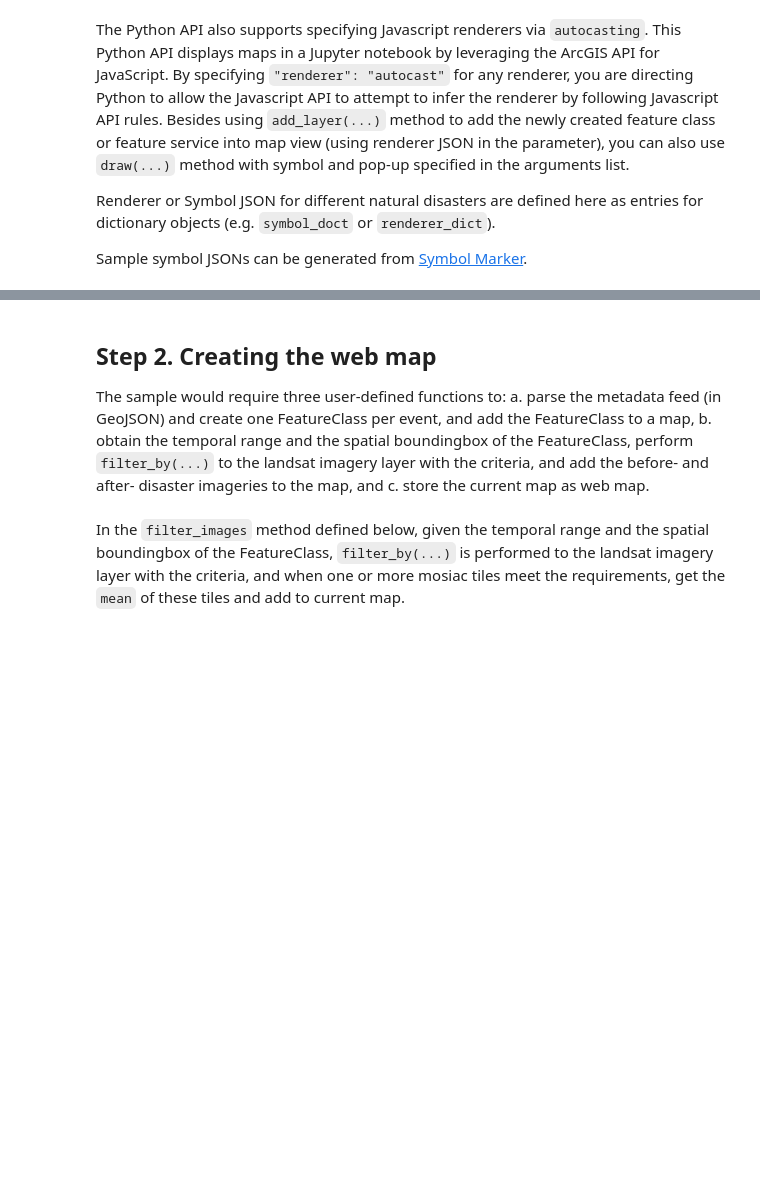
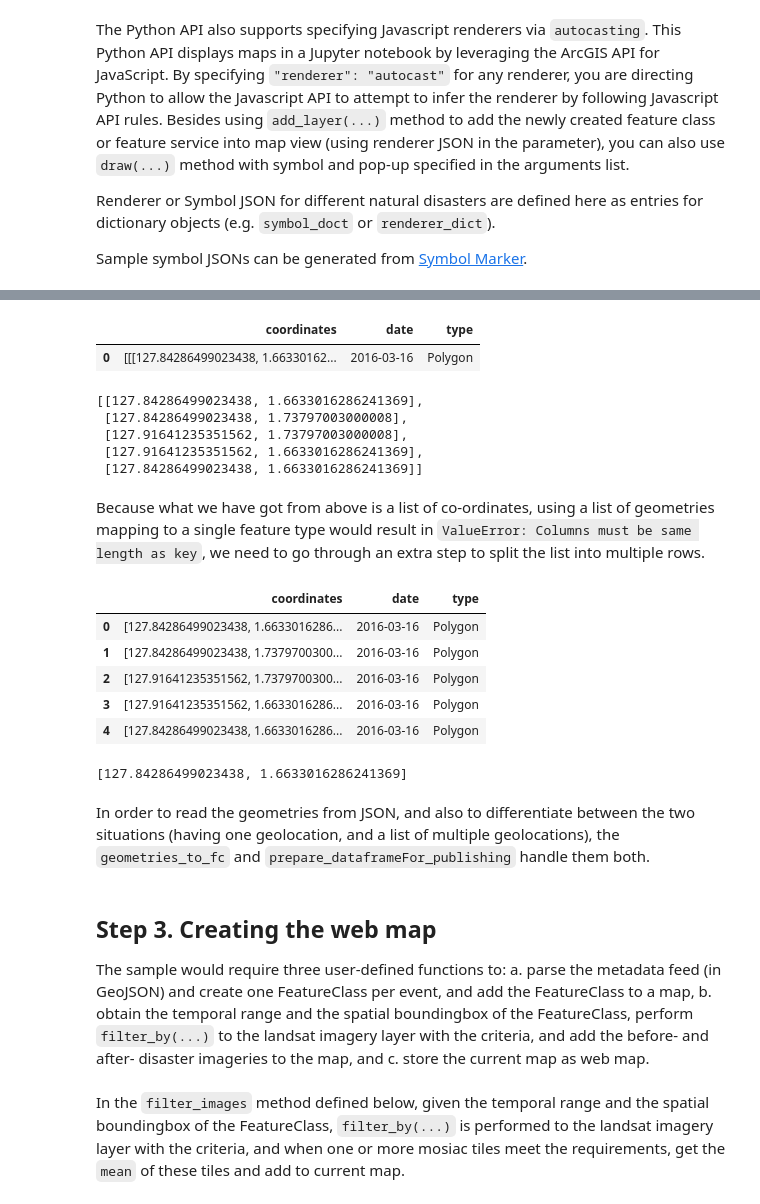
Before and after one commit to test-v1/arcgis-python-api, a Jupyter notebook: samples/05_content_publishers/automatic_identification_of_natural_disasters.ipynb, the cells around one changed output, grey strips where cells are left out. Drawn from its saved outputs; the diff is of its cells as text; code cells hidden in the pictures; blank space fills up the shorter version.

```diff
--- a/samples/05_content_publishers/automatic_identification_of_natural_disasters.ipynb
+++ b/samples/05_content_publishers/automatic_identification_of_natural_disasters.ipynb
@@ -109,0 +136,9 @@ renderer_dict = {
+# %%
+import requests
+import json
+import pandas as pd
+
+response = requests.get("https://eonet.sci.gsfc.nasa.gov/api/v2.1/events/EONET_980")
+json_event = json.loads(response.text)
+print(json_event["title"])
+print(json_event["geometries"])
@@ -109,0 +167,5 @@ renderer_dict = {
+# %%
+response = requests.get("https://eonet.sci.gsfc.nasa.gov/api/v2.1/events/EONET_354")
+json_event = json.loads(response.text)
+print(json_event["title"])
+print(json_event["geometries"])
@@ -109,0 +175,52 @@ renderer_dict = {
+# %%
+r = json.dumps(json_event["geometries"])
+df = pd.read_json(r, orient=",")
+df
+# %% [output]
+|  | coordinates | date | type |
+| 0 | [[[127.84286499023438, 1.66330162... | 2016-03-16 | Polygon |
+# %%
+df.coordinates.tolist()[0][0]
+# %% [output]
+[[127.84286499023438, 1.6633016286241369],
+ [127.84286499023438, 1.73797003000008],
+ [127.91641235351562, 1.73797003000008],
+ [127.91641235351562, 1.6633016286241369],
+ [127.84286499023438, 1.6633016286241369]]
+# %% [markdown]
+Because what we have got from above is a list of co-ordinates, using a list of geometries mapping to a single feature type would result in `ValueError: Columns must be same length as key`, we need to go through an extra step to split the list into multiple rows.
+# %%
+def splitDataFrameList(df,target_column):
+    ''' df = dataframe to split,
+    target_column = the column containing the values to split
+    separator = the symbol used to perform the split
+    returns: a dataframe with each entry for the target column separated, with each element moved into a new row.
+    The values in the other columns are duplicated across the newly divided rows.
+    '''
+    row_accumulator = []
+
+    def splitListToRows(row):
+        for s in row[target_column][0]:
+            new_row = row.to_dict()
+            new_row[target_column] = s
+            row_accumulator.append(new_row)
+
+    df.apply(splitListToRows, axis=1)
+    new_df = pd.DataFrame(row_accumulator)
+    return new_df
+# %%
+df = splitDataFrameList(df, "coordinates")
+df
+# %% [output]
+|  | coordinates | date | type |
+| 0 | [127.84286499023438, 1.6633016286... | 2016-03-16 | Polygon |
+| 1 | [127.84286499023438, 1.7379700300... | 2016-03-16 | Polygon |
+| 2 | [127.91641235351562, 1.7379700300... | 2016-03-16 | Polygon |
+| 3 | [127.91641235351562, 1.6633016286... | 2016-03-16 | Polygon |
+| 4 | [127.84286499023438, 1.6633016286... | 2016-03-16 | Polygon |
+# %%
+df.coordinates.tolist()[0]
+# %% [output]
+[127.84286499023438, 1.6633016286241369]
+# %% [markdown]
+In order to read the geometries from JSON, and also to differentiate between the two situations (having one geolocation, and a list of multiple geolocations), the `geometries_to_fc` and `prepare_dataframeFor_publishing` handle them both.
@@ -110,5 +248,5 @@ renderer_dict = {
 # %% [markdown]
-## Step 2. Creating the web map
+## Step 3. Creating the web map
 The sample would require three user-defined functions to: a. parse the metadata feed (in GeoJSON) and create one FeatureClass per event, and add the FeatureClass to a map, b. obtain the temporal range and the spatial boundingbox of the FeatureClass, perform `filter_by(...)` to the landsat imagery layer with the criteria, and add the before- and after- disaster imageries to the map, and c. store the current map as web map.
 # %% [markdown]
 In the `filter_images` method defined below, given the temporal range and the spatial boundingbox of the FeatureClass, `filter_by(...)` is performed to the landsat imagery layer with the criteria, and when one or more mosiac tiles meet the requirements, get the `mean` of these tiles and add to current map.
```
Also changed, not shown: parts of 39 cells of this notebook, 3 other files.
